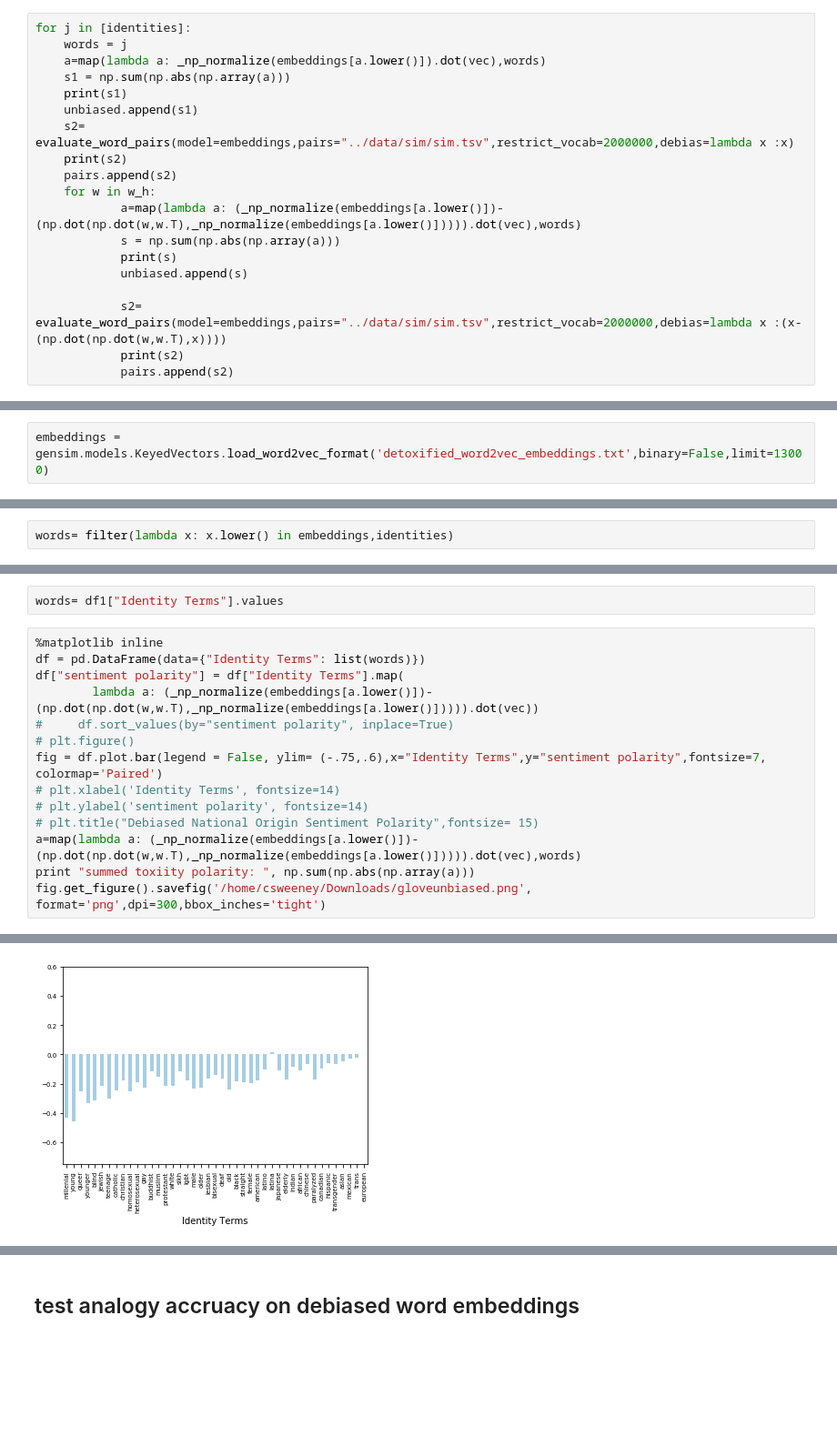
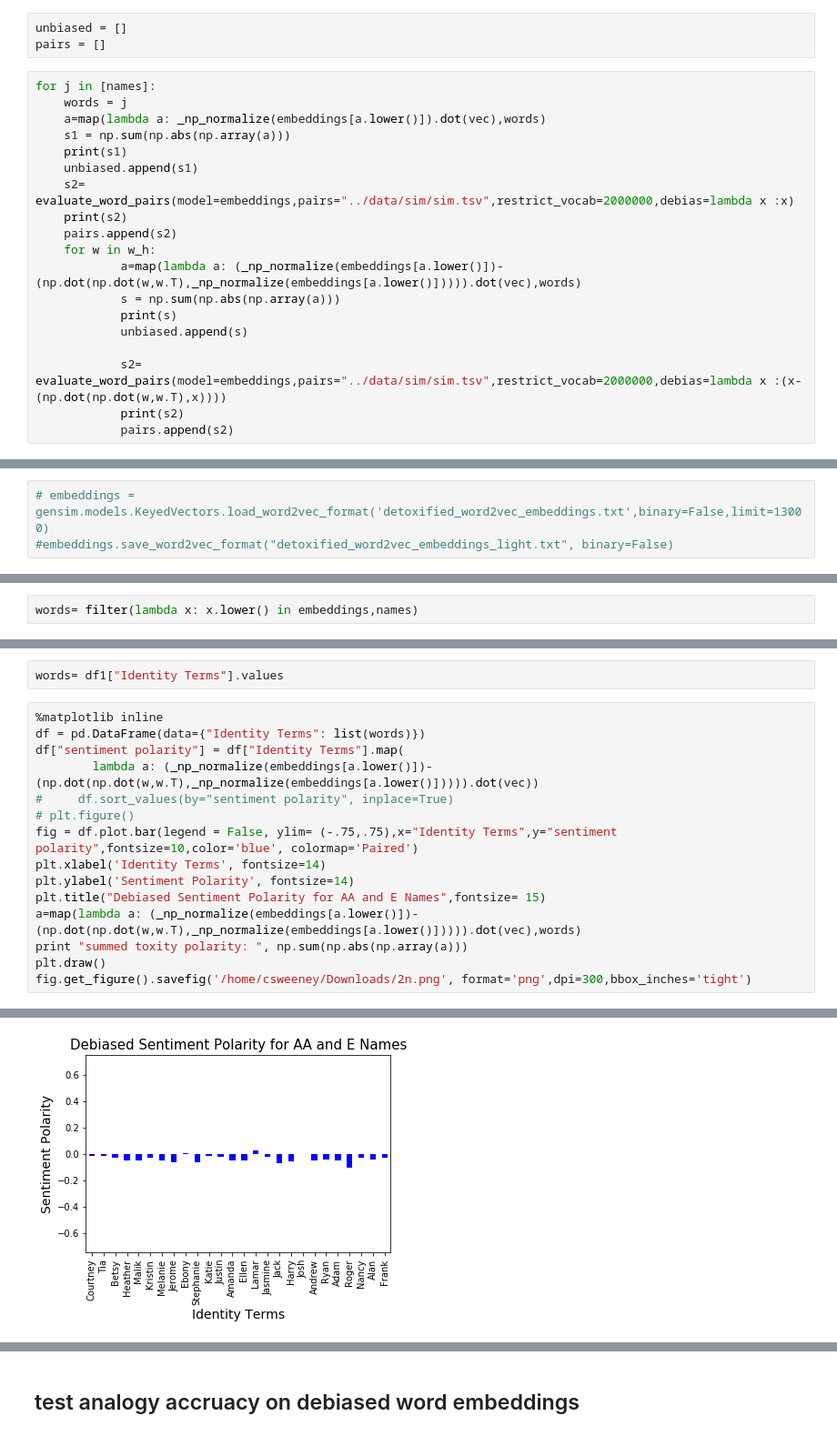
Before and after one commit to ChristopherSweeney/AIFairness, a Jupyter notebook: python_notebooks/Adversarial_Mitigating_Word_Embeddings_Bias.ipynb, the cells around one changed output, grey strips where cells are left out. Shown at 91% size. Drawn from its saved outputs; the diff is of its cells as text; blank space fills up the shorter version.

```diff
--- a/python_notebooks/Adversarial_Mitigating_Word_Embeddings_Bias.ipynb
+++ b/python_notebooks/Adversarial_Mitigating_Word_Embeddings_Bias.ipynb
@@ -406,8 +404,11 @@ with (open('./toxic_weights.pkl', "rb")) as openfile:
         except EOFError:
             break
 w_h = p
+# %%
+unbiased = []
+pairs = []
 # %%
-for j in [identities]:
+for j in [names]:
     words = j
     a=map(lambda a: _np_normalize(embeddings[a.lower()]).dot(vec),words)
     s1 = np.sum(np.abs(np.array(a)))
@@ -508,2 +486,3 @@ embeddings_debias.save_word2vec_format("glove_debias_new_toxic.txt", binary=Fals
 # %%
-embeddings = gensim.models.KeyedVectors.load_word2vec_format('detoxified_word2vec_embeddings.txt',binary=False,limit=13000)
+# embeddings = gensim.models.KeyedVectors.load_word2vec_format('detoxified_word2vec_embeddings.txt',binary=False,limit=13000)
+#embeddings.save_word2vec_format("detoxified_word2vec_embeddings_light.txt", binary=False)
@@ -555,5 +519,5 @@ client.similar_by_vector(_np_normalize(embeddings['male'])-np.dot(np.dot(w,w.T),
 # %%
-words= filter(lambda x: x.lower() in embeddings,identities)
+words= filter(lambda x: x.lower() in embeddings,names)
 # %%
 %matplotlib inline
 
@@ -583,11 +547,12 @@ df["sentiment polarity"] = df["Identity Terms"].map(
         lambda a: (_np_normalize(embeddings[a.lower()])-(np.dot(np.dot(w,w.T),_np_normalize(embeddings[a.lower()])))).dot(vec))
 #     df.sort_values(by="sentiment polarity", inplace=True)
 # plt.figure()
-fig = df.plot.bar(legend = False, ylim= (-.75,.6),x="Identity Terms",y="sentiment polarity",fontsize=7, colormap='Paired')
-# plt.xlabel('Identity Terms', fontsize=14)
-# plt.ylabel('sentiment polarity', fontsize=14)
-# plt.title("Debiased National Origin Sentiment Polarity",fontsize= 15)
+fig = df.plot.bar(legend = False, ylim= (-.75,.75),x="Identity Terms",y="sentiment polarity",fontsize=10,color='blue', colormap='Paired')
+plt.xlabel('Identity Terms', fontsize=14)
+plt.ylabel('Sentiment Polarity', fontsize=14)
+plt.title("Debiased Sentiment Polarity for AA and E Names",fontsize= 15)
 a=map(lambda a: (_np_normalize(embeddings[a.lower()])-(np.dot(np.dot(w,w.T),_np_normalize(embeddings[a.lower()])))).dot(vec),words)
-print "summed toxiity polarity: ", np.sum(np.abs(np.array(a)))
-fig.get_figure().savefig('/home/csweeney/Downloads/gloveunbiased.png', format='png',dpi=300,bbox_inches='tight')
+print "summed toxity polarity: ", np.sum(np.abs(np.array(a)))
+plt.draw()
+fig.get_figure().savefig('/home/csweeney/Downloads/2n.png', format='png',dpi=300,bbox_inches='tight')
 # %% [output]
@@ -595,4 +560,4 @@ summed toxiity polarity:  7.464306
-[figure, old version]
+[figure, new version]
 # %%
 plt.figure()
 plt.xlabel('Identity Terms', fontsize=9)
```
Also changed, not shown: parts of 40 cells of this notebook, 4 other files.
